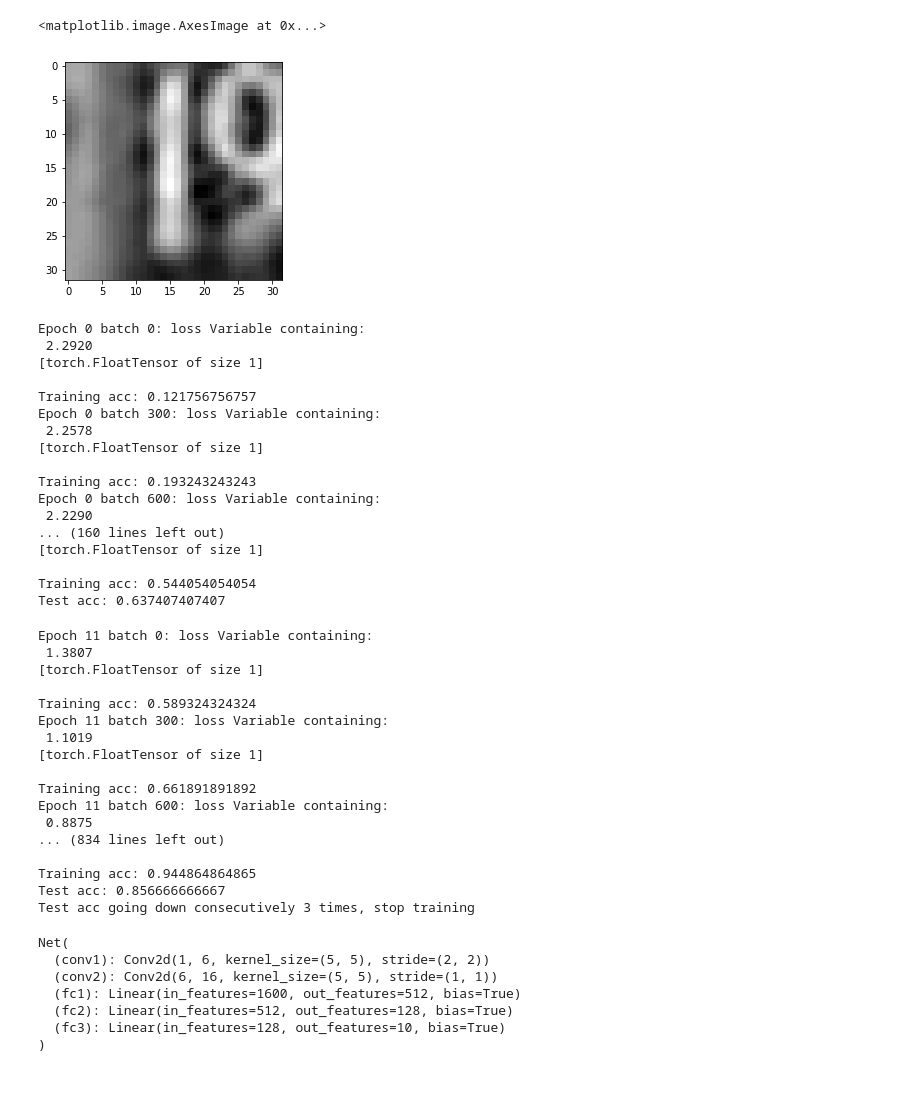
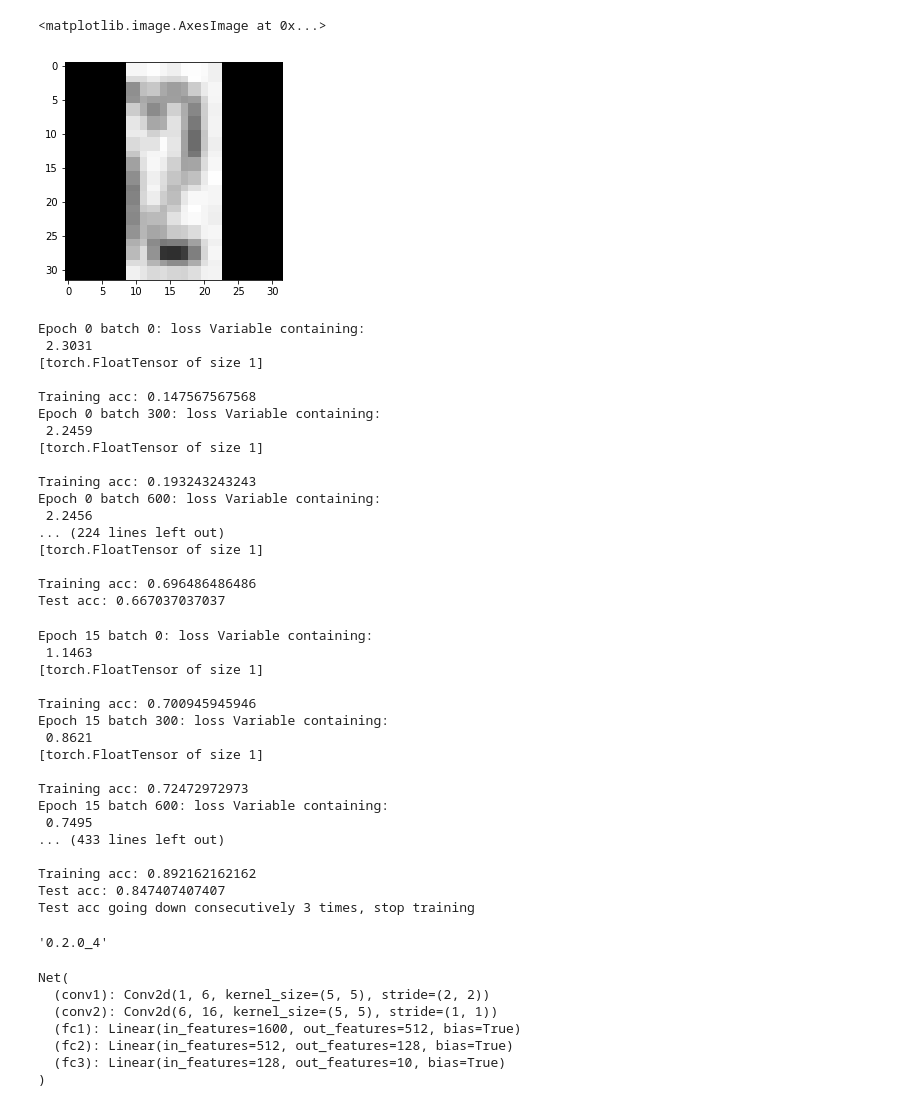
Before and after one commit to coolmich/coco, a Jupyter notebook: clock_algo/digit_classification.ipynb, the cells around one changed output. Cells and saved outputs as stored; diff of their text form; code cells hidden in the pictures.

```diff
--- a/clock_algo/digit_classification.ipynb
+++ b/clock_algo/digit_classification.ipynb
@@ -61,9 +160,10 @@ for dsObj in yieldNextDigitStruct(dsFileName):
 # %%
 pwd = %pwd
 proc_fn = lambda x: transforms.Normalize([0.5], [0.5])(transforms.ToTensor()(x.convert('L')))
-data = SVHN(
-    pwd,
-    download=True,
-    transform=proc_fn,
-)
-np.place(data.labels, data.labels == 10, 0)
+# data = SVHN(
+#     pwd,
+#     download=True,
+#     transform=proc_fn,
+# )
+data = LabeledDataset('/Users/jtao/Downloads/train_agg/', transform=proc_fn)
+# np.place(data.labels, data.labels == 10, 0)
@@ -102,5 +215,5 @@ torch.FloatTensor
 # %%
-plt.imshow(images[6].numpy()[0], cmap='gray')
+plt.imshow(images[9].numpy()[0], cmap='gray')
 # %% [output]
 <matplotlib.image.AxesImage at 0x...>
-[figure, old version]
+[figure, new version]
@@ -176,45 +259,50 @@ for i in range(num_epoch):
     print('Test acc: {}'.format(test_acc))
     test_acc_arr.append(test_acc)
     if test_acc > 0.6:
-        save(net, 'vanilla_model_epoch_{}.pkl'.format(i))
+        save(net, 'cropped_vanilla_model_epoch_{}.pkl'.format(i))
         if len(test_acc_arr) > 3 and test_acc_arr[-1] < test_acc_arr[-2] < test_acc_arr[-3] < test_acc_arr[-4]:
             print('Test acc going down consecutively 3 times, stop training')
             break
 # %% [output]
 Epoch 0 batch 0: loss Variable containing:
- 2.2920
+ 2.3031
 [torch.FloatTensor of size 1]
 
-Training acc: 0.121756756757
+Training acc: 0.147567567568
 Epoch 0 batch 300: loss Variable containing:
- 2.2578
+ 2.2459
 [torch.FloatTensor of size 1]
 
 Training acc: 0.193243243243
 Epoch 0 batch 600: loss Variable containing:
- 2.2290
-... (160 lines left out)
+ 2.2456
+... (224 lines left out)
 [torch.FloatTensor of size 1]
 
-Training acc: 0.544054054054
-Test acc: 0.637407407407
+Training acc: 0.696486486486
+Test acc: 0.667037037037
-Epoch 11 batch 0: loss Variable containing:
- 1.3807
+Epoch 15 batch 0: loss Variable containing:
+ 1.1463
 [torch.FloatTensor of size 1]
 
-Training acc: 0.589324324324
-Epoch 11 batch 300: loss Variable containing:
- 1.1019
+Training acc: 0.700945945946
+Epoch 15 batch 300: loss Variable containing:
+ 0.8621
 [torch.FloatTensor of size 1]
 
-Training acc: 0.661891891892
-Epoch 11 batch 600: loss Variable containing:
- 0.8875
-... (834 lines left out)
+Training acc: 0.72472972973
+Epoch 15 batch 600: loss Variable containing:
+ 0.7495
+... (433 lines left out)
 
-Training acc: 0.944864864865
-Test acc: 0.856666666667
+Training acc: 0.892162162162
+Test acc: 0.847407407407
 Test acc going down consecutively 3 times, stop training
+# %%
+import torch
+torch.__version__
+# %% [output]
+'0.2.0_4'
 # %%
 net
 # %% [output]
```
Also changed, not shown: parts of 19 cells of this notebook, 7 other files.
